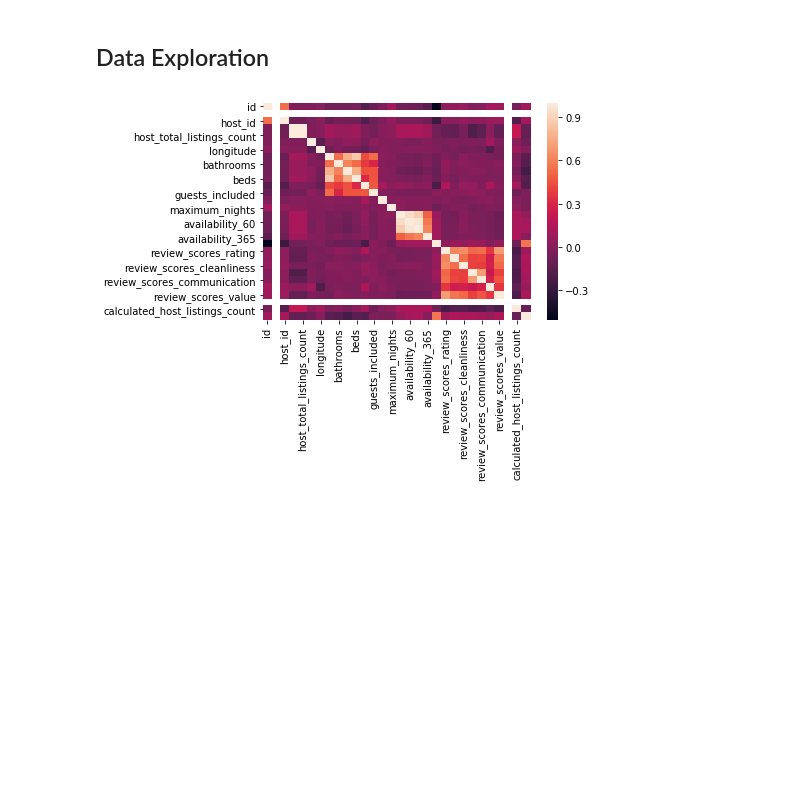
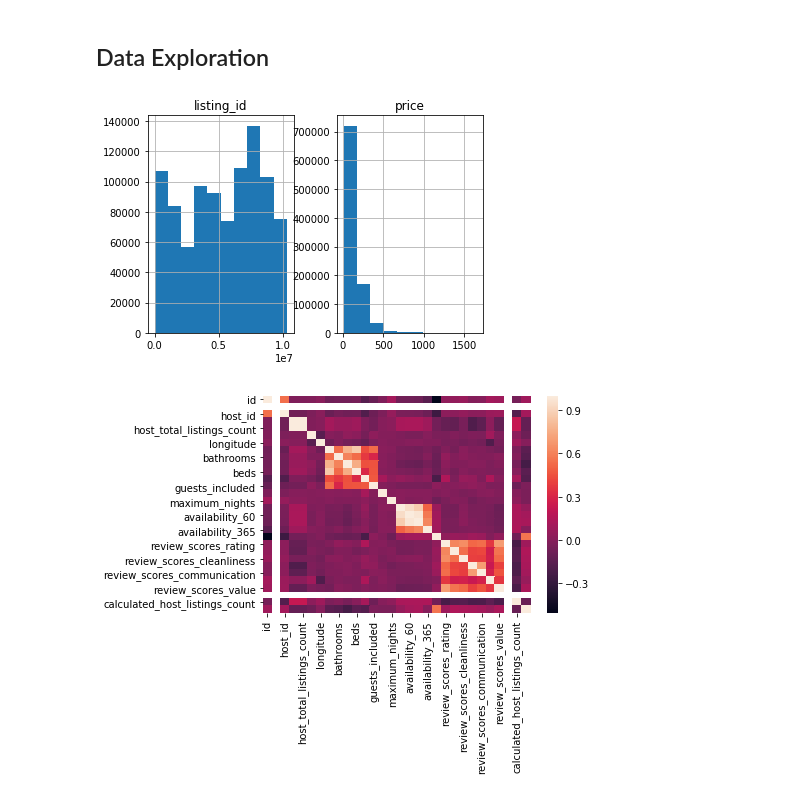
Before and after one commit to ArushiC/Seattle-Airbnb, a Jupyter notebook: Seattle AirBnB Open Data.ipynb, the cells around one changed output. Cells and saved outputs as stored; diff of their text form; code cells hidden in the pictures; blank space fills up the shorter version.

```diff
--- a/Seattle AirBnB Open Data.ipynb
+++ b/Seattle AirBnB Open Data.ipynb
@@ -294,5 +418,9 @@ rev.head()
 # %% [markdown]
 <h2> Data Exploration
+# %%
+cal.hist();
+# %% [output]
+[figure, added]
 # %%
 sns.heatmap(listings.corr());
 # %% [output]
```
Also changed, not shown: parts of 42 cells of this notebook.
